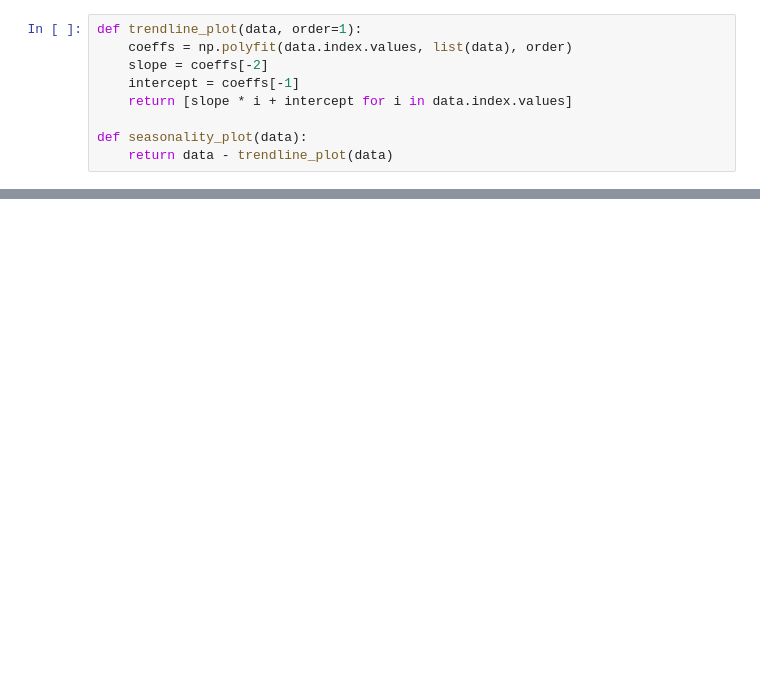
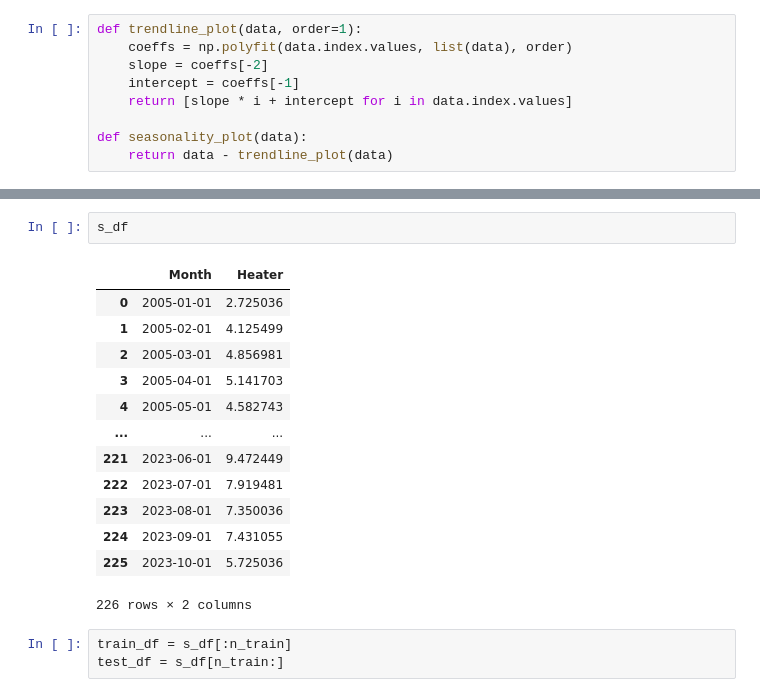
Before and after one commit to kurugodukarthik11/Time-series-analysis, a Jupyter notebook: assignments/assignment_2/sol.ipynb, the cells around one changed output, grey strips where cells are left out. Saved outputs shown, nothing was run; the diff lists cells and outputs as text; blank space fills up the shorter version.

```diff
--- a/assignments/assignment_2/sol.ipynb
+++ b/assignments/assignment_2/sol.ipynb
@@ -81,0 +164,19 @@ app.run_server(debug=True)
+# %%
+s_df
+# %% [output]
+|  | Month | Heater |
+| 0 | 2005-01-01 | 2.725036 |
+| 1 | 2005-02-01 | 4.125499 |
+| 2 | 2005-03-01 | 4.856981 |
+| 3 | 2005-04-01 | 5.141703 |
+| 4 | 2005-05-01 | 4.582743 |
+| ... | ... | ... |
+| 221 | 2023-06-01 | 9.472449 |
+| 222 | 2023-07-01 | 7.919481 |
+| 223 | 2023-08-01 | 7.350036 |
+| 224 | 2023-09-01 | 7.431055 |
+| 225 | 2023-10-01 | 5.725036 |
+226 rows × 2 columns
+# %%
+train_df = s_df[:n_train]
+test_df = s_df[n_train:]
```
Also changed, not shown: parts of 30 cells of this notebook, 2 other files.
